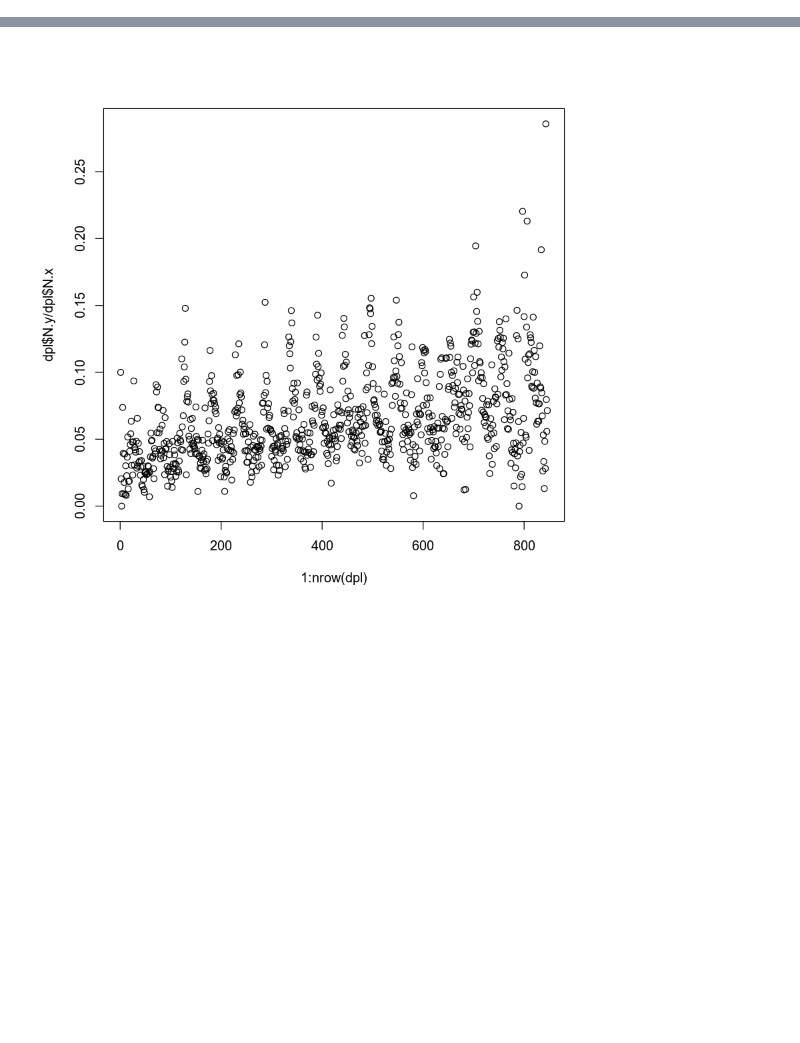
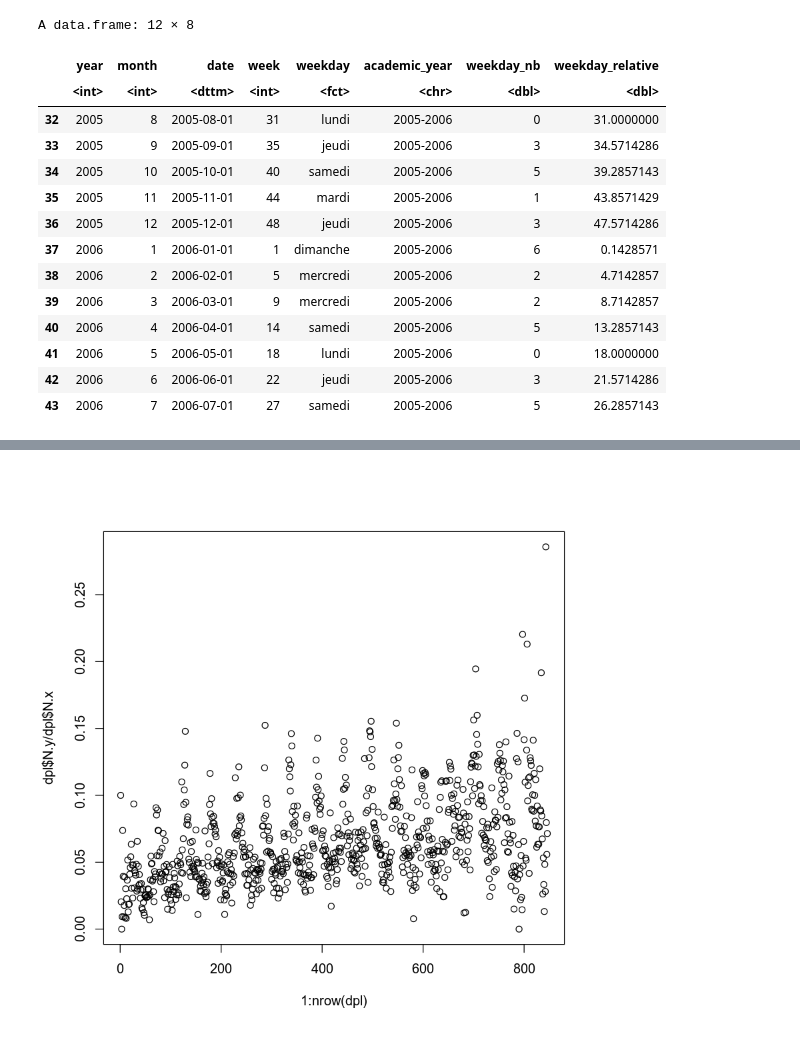
Before and after one commit to iatal/teacher-forums, a Jupyter notebook: H-Searchable_forum_trend.ipynb, the cells around one changed output, grey strips where cells are left out. Saved outputs shown, nothing was run; the diff lists cells and outputs as text; code cells hidden in the pictures; blank space fills up the shorter version.

```diff
--- a/H-Searchable_forum_trend.ipynb
+++ b/H-Searchable_forum_trend.ipynb
@@ -31,3 +35,6 @@ df[,week:=week(date)]
+# %%
+df$academic_year <- paste(df$year,df$year+1,sep="-")
+df$academic_year[df$month<=7] <- paste(df$year-1,df$year,sep="-")[df$month<=7]
 # %% [markdown]
 **To do:**
 - Adding to the query the forum name and issue
@@ -62,0 +100,18 @@ library(gridExtra)
+# %%
+data_year[data_year$academic_year==yr_i,]
+# %% [output]
+A data.frame: 12 × 8
+|  | year | month | date | week | weekday | academic_year | weekday_nb | weekday_relative |
+|  | <int> | <int> | <dttm> | <int> | <fct> | <chr> | <dbl> | <dbl> |
+| 32 | 2005 | 8 | 2005-08-01 | 31 | lundi | 2005-2006 | 0 | 31.0000000 |
+| 33 | 2005 | 9 | 2005-09-01 | 35 | jeudi | 2005-2006 | 3 | 34.5714286 |
+| 34 | 2005 | 10 | 2005-10-01 | 40 | samedi | 2005-2006 | 5 | 39.2857143 |
+| 35 | 2005 | 11 | 2005-11-01 | 44 | mardi | 2005-2006 | 1 | 43.8571429 |
+| 36 | 2005 | 12 | 2005-12-01 | 48 | jeudi | 2005-2006 | 3 | 47.5714286 |
+| 37 | 2006 | 1 | 2006-01-01 | 1 | dimanche | 2005-2006 | 6 | 0.1428571 |
+| 38 | 2006 | 2 | 2006-02-01 | 5 | mercredi | 2005-2006 | 2 | 4.7142857 |
+| 39 | 2006 | 3 | 2006-03-01 | 9 | mercredi | 2005-2006 | 2 | 8.7142857 |
+| 40 | 2006 | 4 | 2006-04-01 | 14 | samedi | 2005-2006 | 5 | 13.2857143 |
+| 41 | 2006 | 5 | 2006-05-01 | 18 | lundi | 2005-2006 | 0 | 18.0000000 |
+| 42 | 2006 | 6 | 2006-06-01 | 22 | jeudi | 2005-2006 | 3 | 21.5714286 |
+| 43 | 2006 | 7 | 2006-07-01 | 27 | samedi | 2005-2006 | 5 | 26.2857143 |
```
Also changed, not shown: parts of 25 cells of this notebook, 1 other file.
